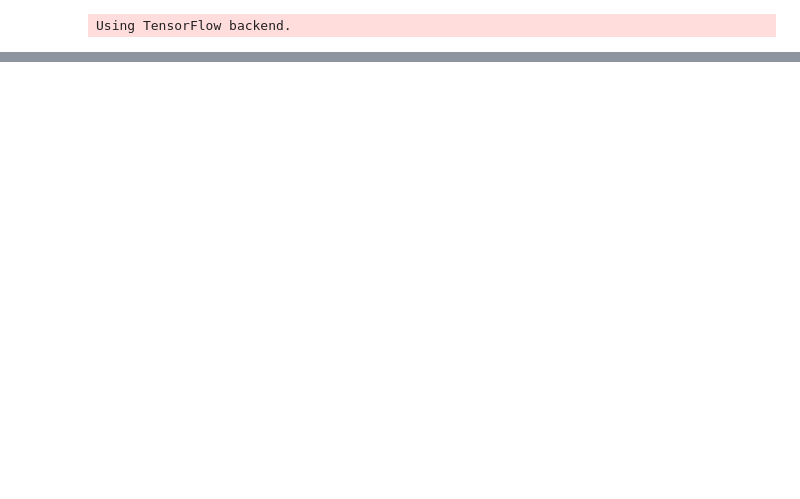
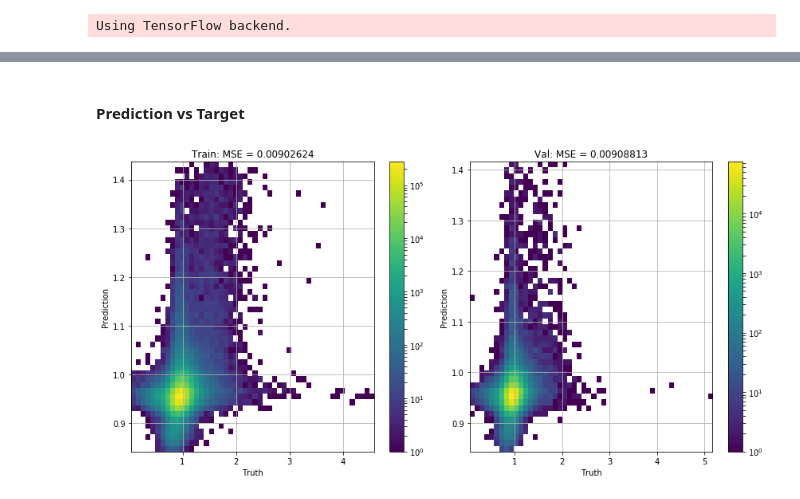
Before and after one commit to MLBasedJEC/DeepJEC, a Jupyter notebook: validate_cnn.ipynb, the cells around one changed output, grey strips where cells are left out. Drawn from its saved outputs; the diff is of its cells as text; code cells hidden in the pictures; blank space fills up the shorter version.

```diff
--- a/validate_cnn.ipynb
+++ b/validate_cnn.ipynb
@@ -599,0 +29,2 @@ plt.show()
+# %%
+model = load_model('models/{}/standard_epoch21_valloss0.0091.h5'.format(radius))
@@ -599,0 +33,3 @@ plt.show()
+# %%
+jet_images_train = np.stack(df_jets_train['jet_images'])
+jet_images_val = np.stack(df_jets_val['jet_images'])
@@ -599,0 +38,6 @@ plt.show()
+# %%
+true_train = df_jets_train['jet_resp']
+pred_train = model.predict([jet_images_train, df_jets_train['jet_pt'], df_jets_train['jet_eta']])
+
+true_val = df_jets_val['jet_resp']
+pred_val = model.predict([jet_images_val, df_jets_val['jet_pt'], df_jets_val['jet_eta']])
@@ -599,0 +46,8 @@ plt.show()
+# %%
+from sklearn.metrics import mean_squared_error
+
+mse_train = mean_squared_error(true_train, pred_train)
+mse_val = mean_squared_error(true_val, pred_val)
+
+residual_train = (true_train - pred_train[:,0])/true_train
+residual_val = (true_val - pred_val[:,0])/true_val
@@ -599,0 +97,25 @@ plt.show()
+# %% [markdown]
+#### Prediction vs Target
+# %%
+plt.figure(figsize=(12,6))
+
+plt.subplot(1,2,1)
+plt.grid()
+plt.hist2d(true_train, pred_train[:,0], bins=50, norm=LogNorm())
+plt.title('Train: MSE = {:.8f}'.format(mse_train))
+plt.xlabel('Truth')
+plt.ylabel('Prediction')
+plt.colorbar()
+
+plt.subplot(1,2,2)
+plt.grid()
+plt.hist2d(true_val, pred_val[:,0], bins=50, norm=LogNorm())
+plt.title('Val: MSE = {:.8f}'.format(mse_val))
+plt.xlabel('Truth')
+plt.ylabel('Prediction')
+plt.colorbar()
+
+plt.tight_layout()
+plt.show()
+# %% [output]
+[figure, added]
```
Also changed, not shown: parts of 68 cells of this notebook, 2 other files.
